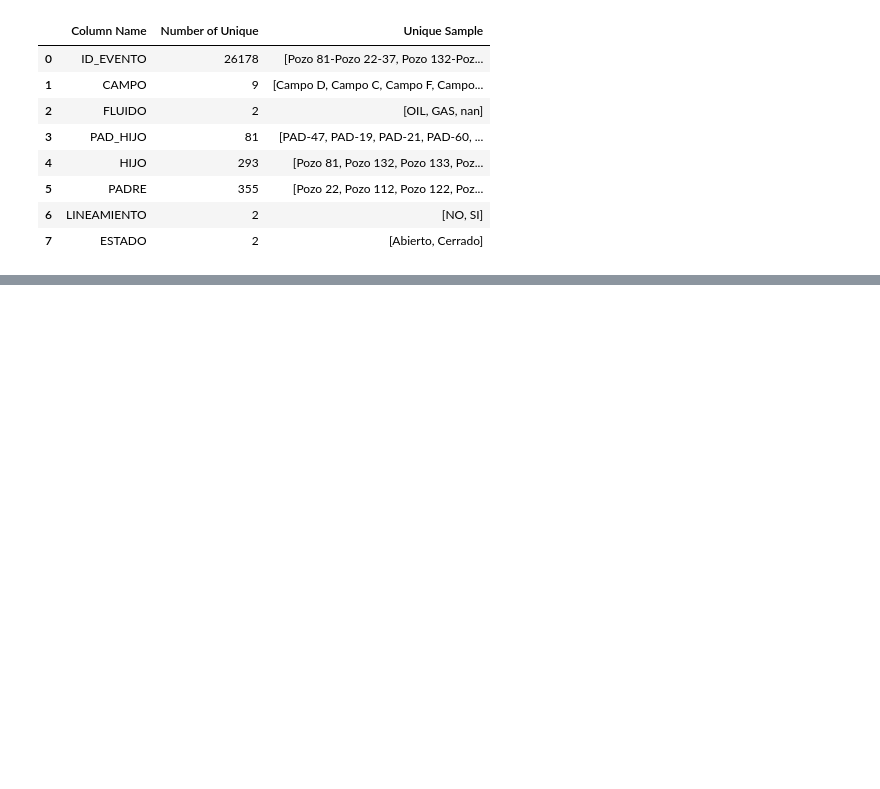
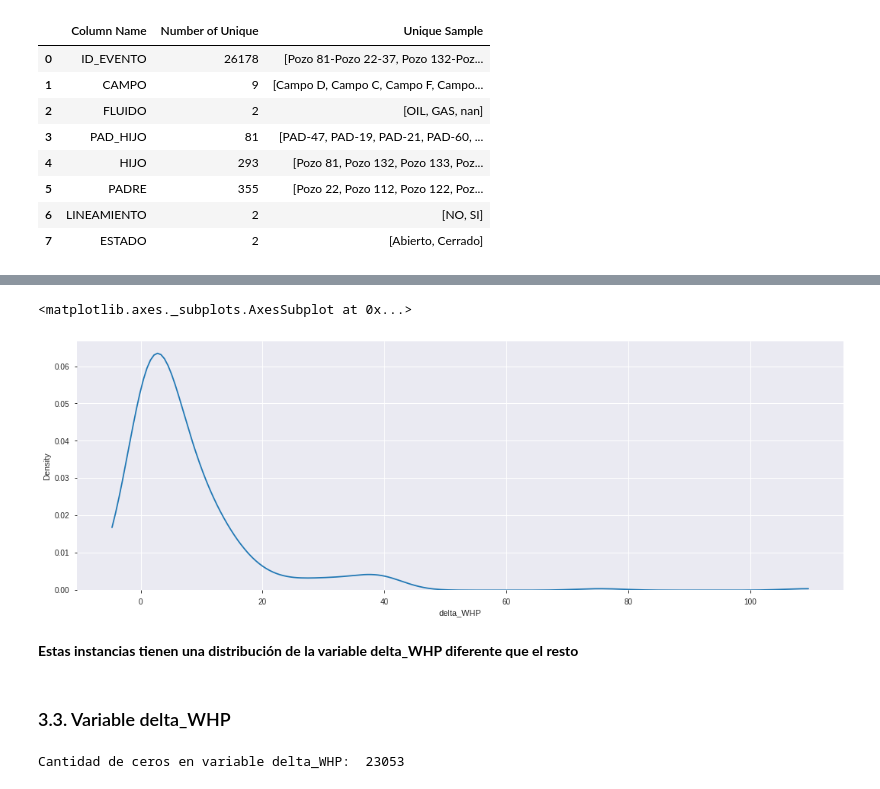
Before and after one commit to GerardoToso/Competencia-FSadosky-e-YPF-, a Jupyter notebook: 01_Analisis_exploratorio_de_datos.ipynb, the cells around one changed output, grey strips where cells are left out. Cells and saved outputs as stored; diff of their text form; code cells hidden in the pictures; blank space fills up the shorter version.

Commit message:
analisis variable objetivo

```diff
--- a/01_Analisis_exploratorio_de_datos.ipynb
+++ b/01_Analisis_exploratorio_de_datos.ipynb
@@ -185,0 +208,16 @@ tabel_unique
+# %%
+# Distribución de variable delta_WHP en instancias con valor nulo en la varioable FLUIDO
+plt.figure(figsize=(18, 6))
+sns.kdeplot(data=df[df.FLUIDO.isnull()], x="delta_WHP",cut = 0,palette='Set1')
+# %% [output]
+<matplotlib.axes._subplots.AxesSubplot at 0x...>
+[figure, added]
+# %% [markdown]
+**Estas instancias tienen una distribución de la variable delta_WHP diferente que el resto**
+# %% [markdown]
+<a id="33"></a>
+### 3.3. Variable delta_WHP
+# %%
+print("Cantidad de ceros en variable delta_WHP: ",(df["delta_WHP"] == 0).sum())
+# %% [output]
+Cantidad de ceros en variable delta_WHP:  23053
```
Also changed, not shown: parts of 17 cells of this notebook.
